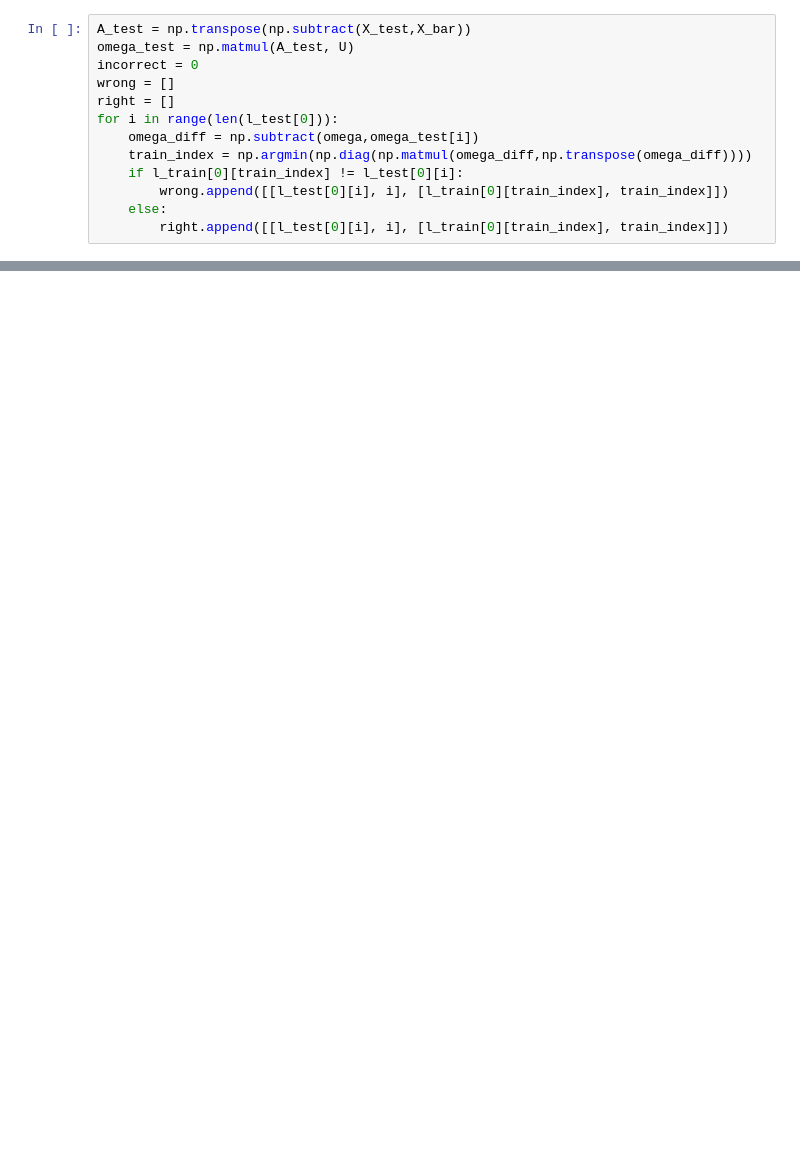
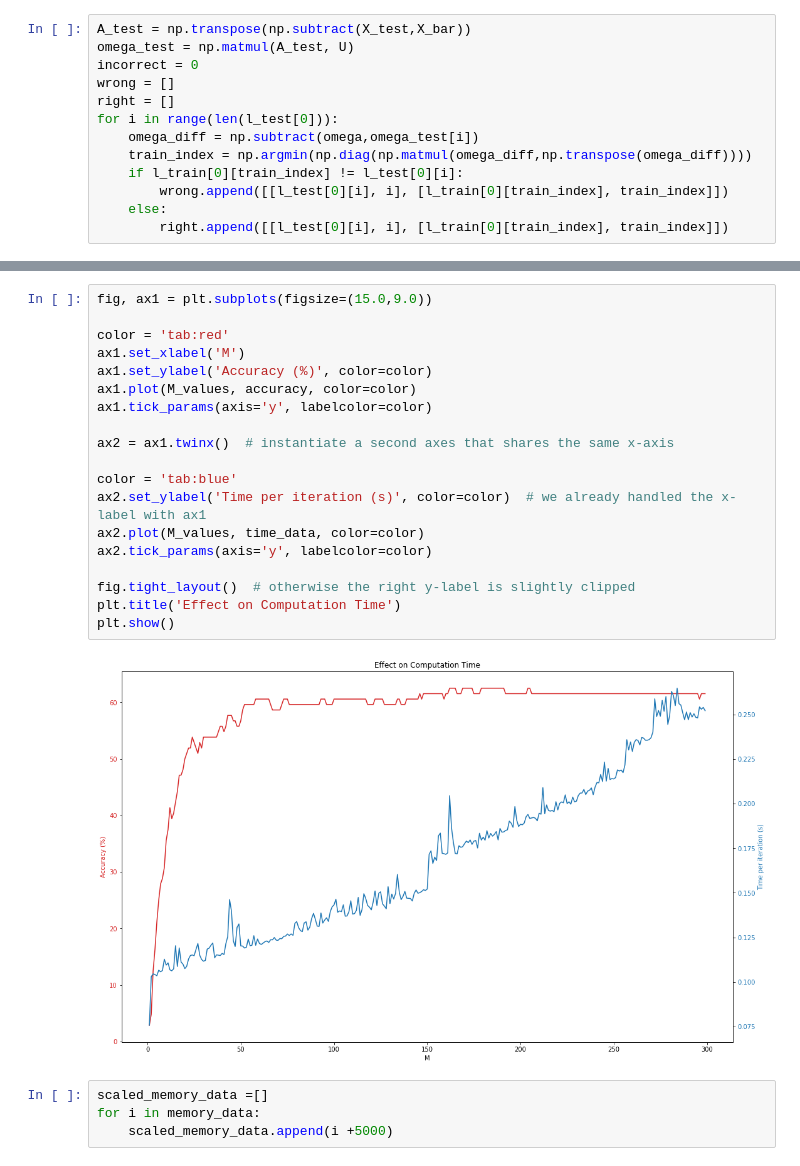
Before and after one commit to GPadley/EE4-68-PR, a Jupyter notebook: CW1/1.2_b.ipynb, the cells around one changed output, grey strips where cells are left out. Drawn from its saved outputs; the diff is of its cells as text; blank space fills up the shorter version.

```diff
--- a/CW1/1.2_b.ipynb
+++ b/CW1/1.2_b.ipynb
@@ -105,0 +145,25 @@ ax.imshow(train_img, cmap='gray')
+# %%
+fig, ax1 = plt.subplots(figsize=(15.0,9.0))
+
+color = 'tab:red'
+ax1.set_xlabel('M')
+ax1.set_ylabel('Accuracy (%)', color=color)
+ax1.plot(M_values, accuracy, color=color)
+ax1.tick_params(axis='y', labelcolor=color)
+
+ax2 = ax1.twinx()  # instantiate a second axes that shares the same x-axis
+
+color = 'tab:blue'
+ax2.set_ylabel('Time per iteration (s)', color=color)  # we already handled the x-label with ax1
+ax2.plot(M_values, time_data, color=color)
+ax2.tick_params(axis='y', labelcolor=color)
+
+fig.tight_layout()  # otherwise the right y-label is slightly clipped
+plt.title('Effect on Computation Time')
+plt.show()
+# %% [output]
+[figure, added]
+# %%
+scaled_memory_data =[]
+for i in memory_data:
+    scaled_memory_data.append(i +5000)
```
Also changed, not shown: parts of 10 cells of this notebook, 3 other files.
